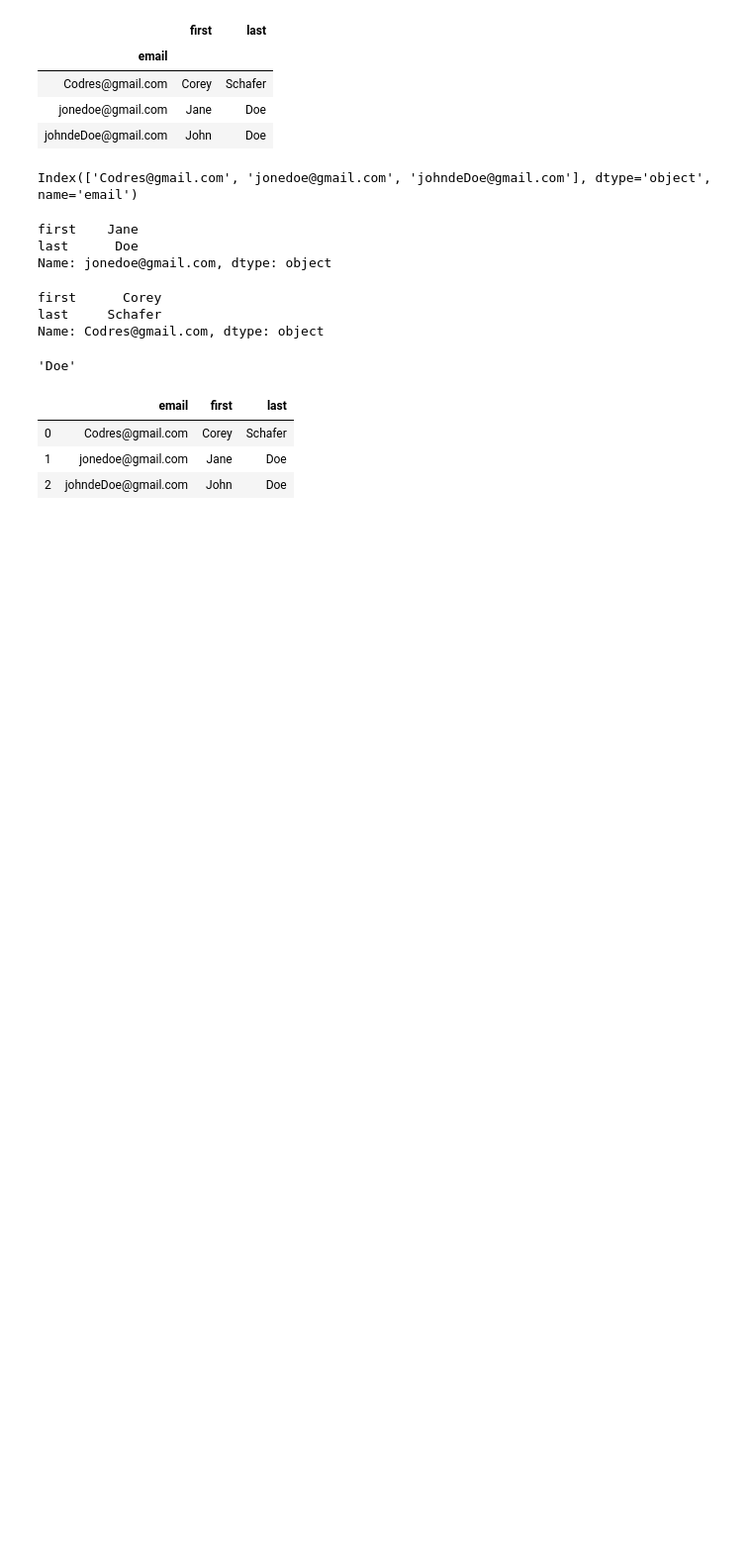
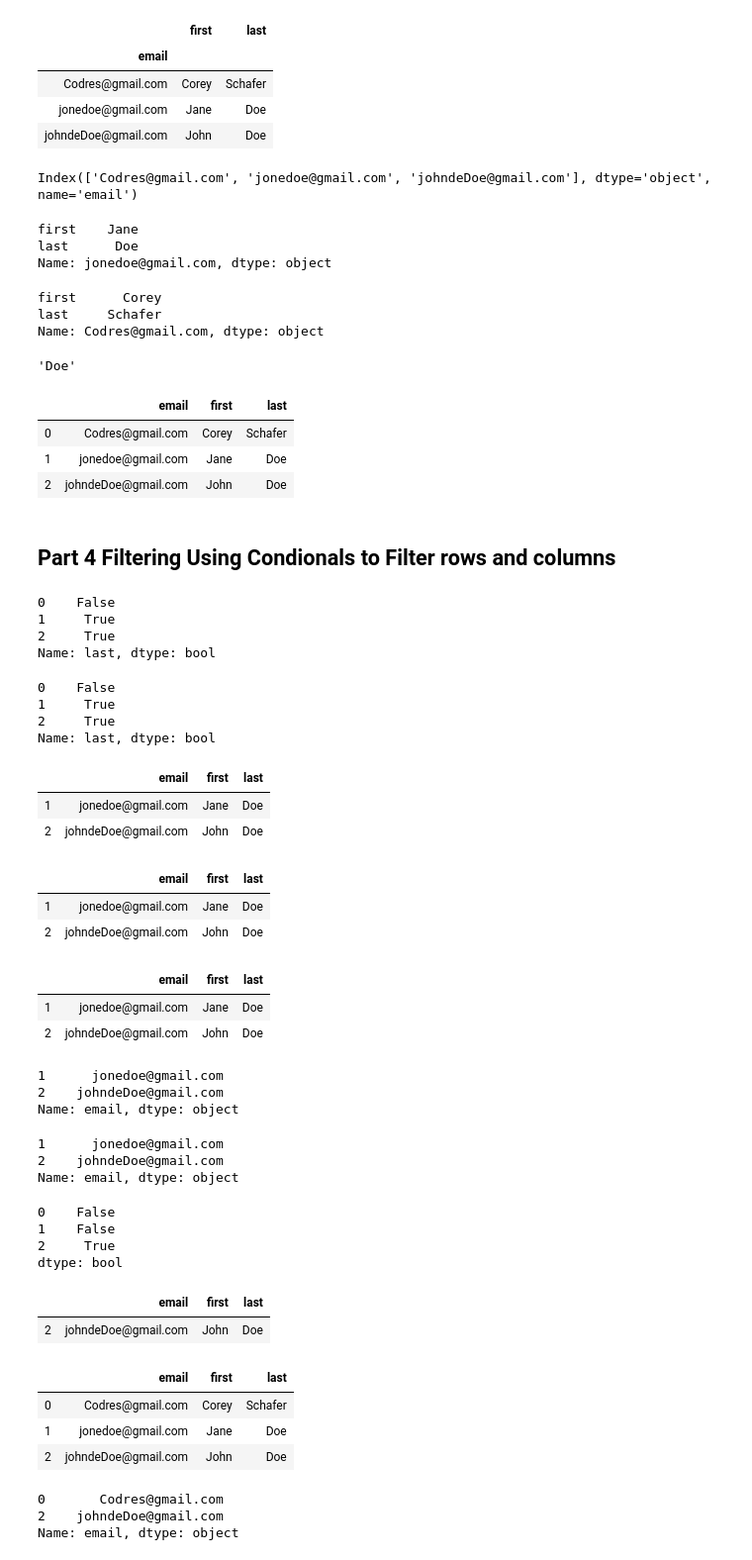
Before and after one commit to JituShinde77/Pandas, a Jupyter notebook: Snippets.ipynb, the cells around one changed output. Shown at 99% size. Saved outputs shown, nothing was run; the diff lists cells and outputs as text; code cells hidden in the pictures; blank space fills up the shorter version.

```diff
--- a/Snippets.ipynb
+++ b/Snippets.ipynb
@@ -232,3 +232,60 @@ df
 | 0 | Codres@gmail.com | Corey | Schafer |
 | 1 | jonedoe@gmail.com | Jane | Doe |
 | 2 | johndeDoe@gmail.com | John | Doe |
+# %% [markdown]
+## Part 4 Filtering Using Condionals to Filter rows and columns
+# %%
+df['last'] == 'Doe'
+# %% [output]
+0    False
+1     True
+2     True
+Name: last, dtype: bool
+# %%
+filt = (df['last'] == 'Doe')
+filt
+# %% [output]
+0    False
+1     True
+2     True
+Name: last, dtype: bool
+# %%
+# Last name is Doe
+df[filt]
+# %% [output]
+|  | email | first | last |
+| 1 | jonedoe@gmail.com | Jane | Doe |
+| 2 | johndeDoe@gmail.com | John | Doe |
+# %%
+df[df['last'] == 'Doe']
+# %% [output]
+|  | email | first | last |
+| 1 | jonedoe@gmail.com | Jane | Doe |
+| 2 | johndeDoe@gmail.com | John | Doe |
+# %%
+df.loc[filt]
+# %% [output]
+|  | email | first | last |
+| 1 | jonedoe@gmail.com | Jane | Doe |
+| 2 | johndeDoe@gmail.com | John | Doe |
+# %%
+df.loc[filt, 'email']
+# %% [output]
+1      jonedoe@gmail.com
+2    johndeDoe@gmail.com
+Name: email, dtype: object
+# %%
+df.loc[filt, 'email']
+# %% [output]
+1      jonedoe@gmail.com
+2    johndeDoe@gmail.com
+Name: email, dtype: object
+# %%
+## Using and o
+
+(df['last'] == 'Doe') & (df['first'] == 'John')
+# %% [output]
+0    False
+1    False
+2     True
+dtype: bool
@@ -234,0 +294,19 @@ df
+# %%
+df.loc[filt]
+# %% [output]
+|  | email | first | last |
+| 2 | johndeDoe@gmail.com | John | Doe |
+# %%
+df
+# %% [output]
+|  | email | first | last |
+| 0 | Codres@gmail.com | Corey | Schafer |
+| 1 | jonedoe@gmail.com | Jane | Doe |
+| 2 | johndeDoe@gmail.com | John | Doe |
+# %%
+filt = (df['last'] == 'Schafer') | (df['first'] == 'John')
+df.loc[filt, 'email']
+# %% [output]
+0       Codres@gmail.com
+2    johndeDoe@gmail.com
+Name: email, dtype: object
```
Also changed, not shown: parts of 2 cells of this notebook, 1 other file.
